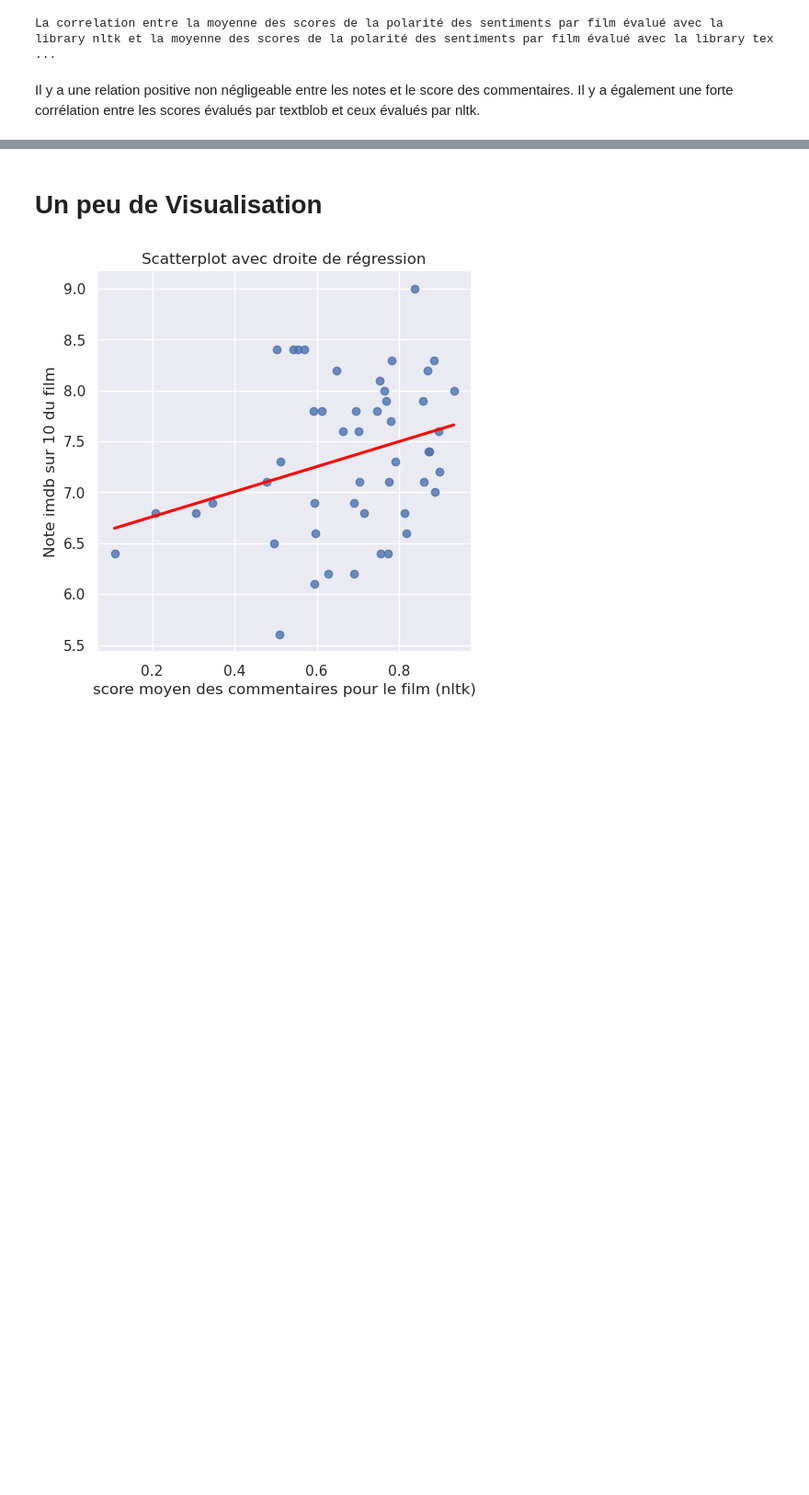
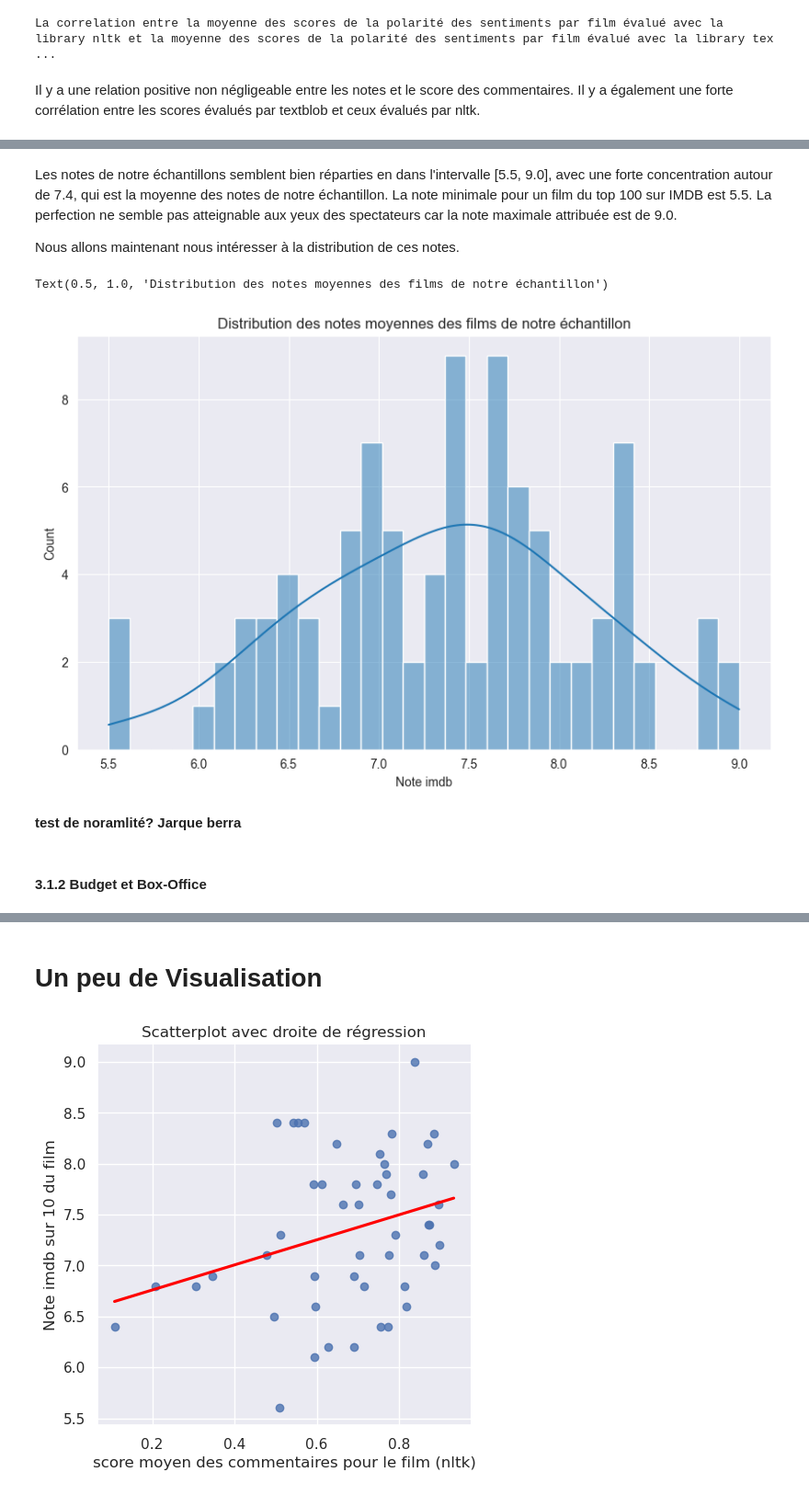
Before and after one commit to LouisArmand0/Projet_Python, a Jupyter notebook: NLP.ipynb, the cells around one changed output, grey strips where cells are left out. Shown at 92% size. Cells and saved outputs as stored; diff of their text form; code cells hidden in the pictures; blank space fills up the shorter version.

```diff
--- a/NLP.ipynb
+++ b/NLP.ipynb
@@ -289,0 +347,16 @@ Il y a une relation positive non négligeable entre les notes et le score des co
+# %% [markdown]
+Les notes de notre échantillons semblent bien réparties en dans l'intervalle [5.5, 9.0], avec une forte concentration autour de 7.4, qui est la moyenne des notes de notre échantillon.
+La note minimale pour un film du top 100 sur IMDB est 5.5. La perfection ne semble pas atteignable aux yeux des spectateurs car la note maximale attribuée est de 9.0.
+
+Nous allons maintenant nous intéresser à la distribution de ces notes.
+# %%
+plt.figure(1, (10,6))
+sns.histplot(x=df.groupby('Film')['Note imdb'].mean(),kde=True, bins=30, palette="RdYlBu_r")
+plt.title('Distribution des notes moyennes des films de notre échantillon')
+# %% [output]
+Text(0.5, 1.0, 'Distribution des notes moyennes des films de notre échantillon')
+[figure, added]
+# %% [markdown]
+**test de noramlité? Jarque berra**
+# %% [markdown]
+#### **3.1.2** Budget et Box-Office
```
Also changed, not shown: parts of 21 cells of this notebook, 1 other file.
